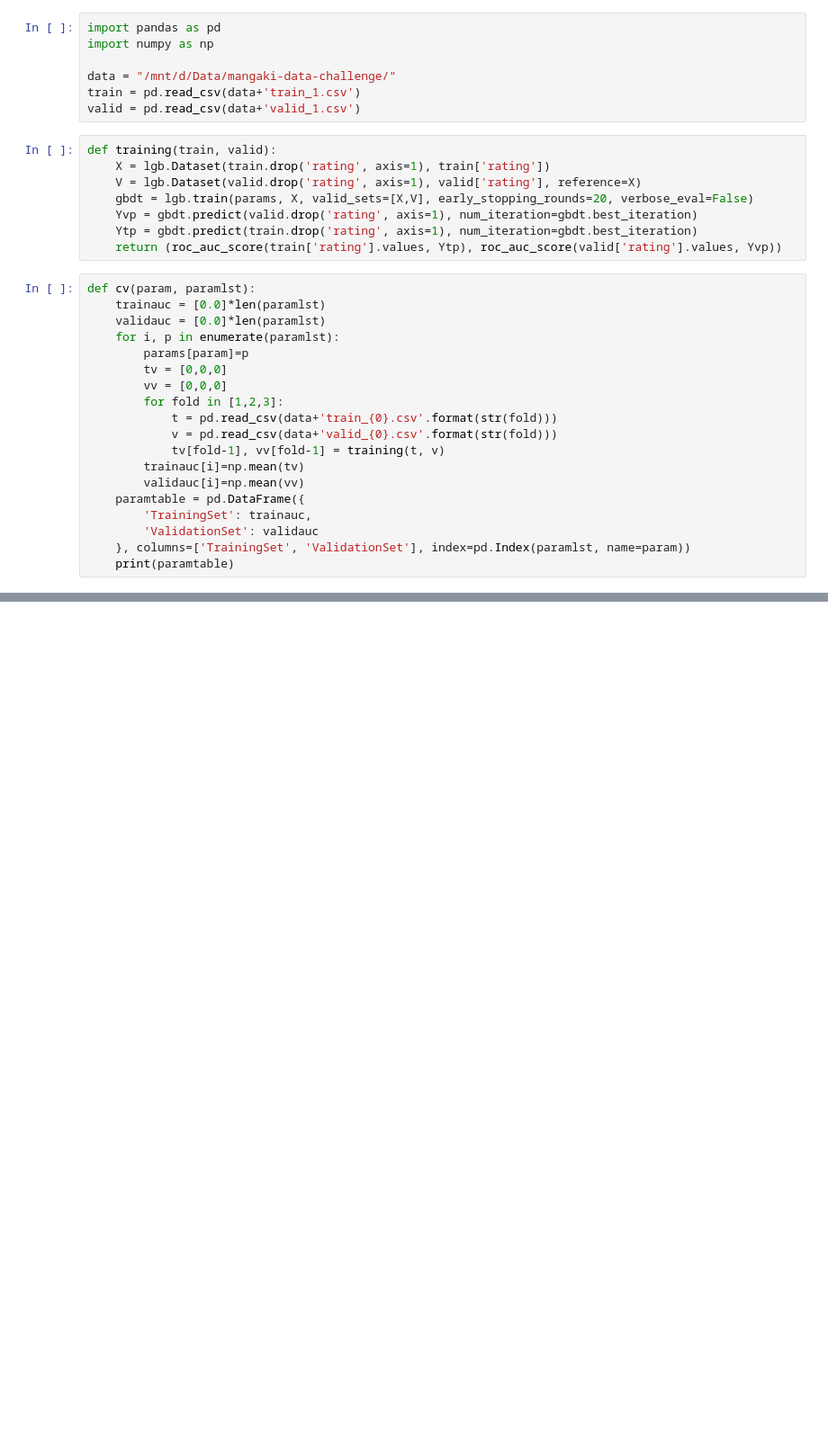
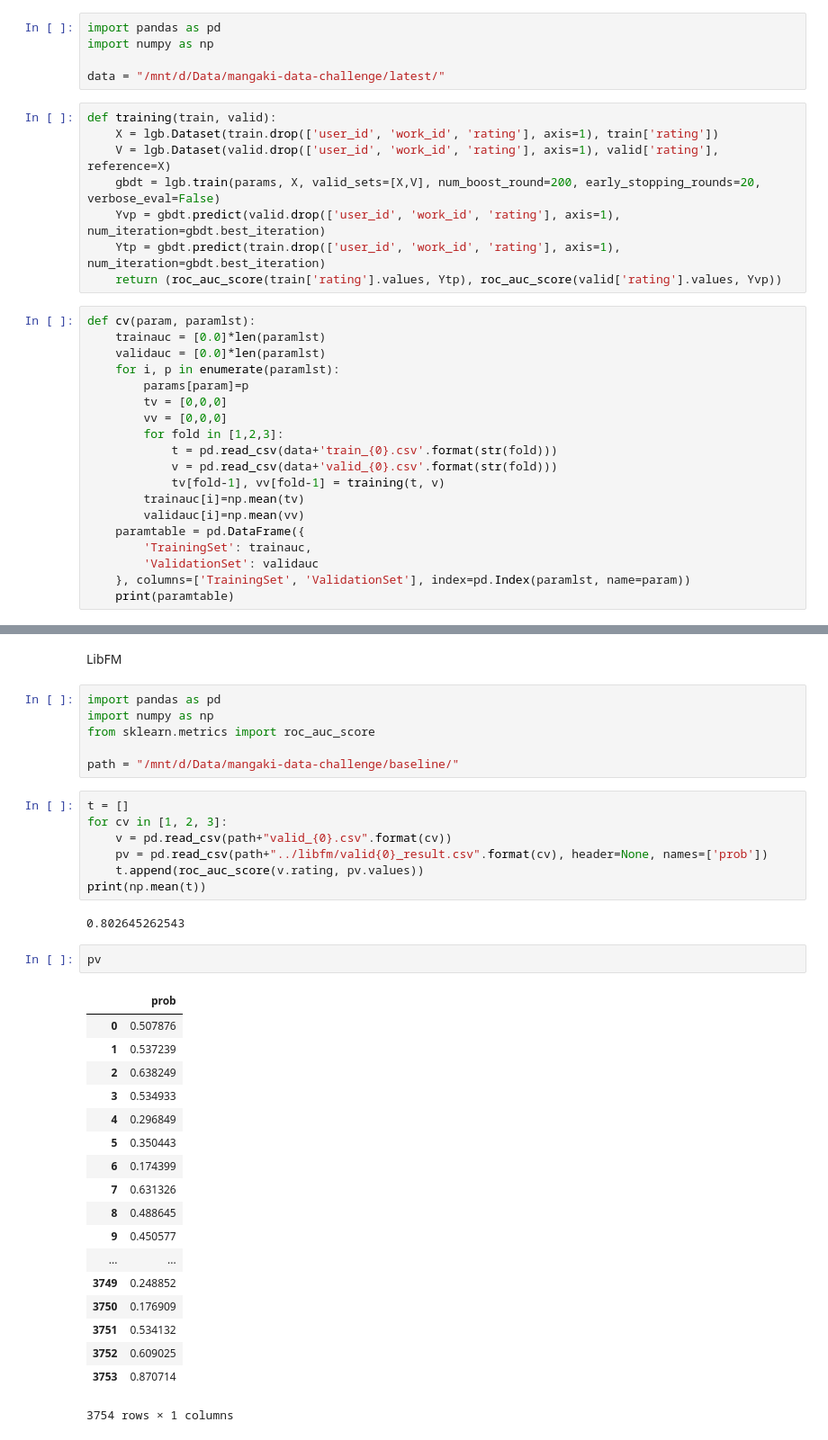
Before and after one commit to wattlebird/MangakiChallenge, a Jupyter notebook: CV.ipynb, the cells around one changed output, grey strips where cells are left out. Shown at 90% size. Drawn from its saved outputs; the diff is of its cells as text; blank space fills up the shorter version.

Commit message:
Updated models, introduced rm, libfm, add w2v, lda

```diff
--- a/CV.ipynb
+++ b/CV.ipynb
@@ -17,16 +33,14 @@ params = {
 import pandas as pd
 import numpy as np
 
-data = "/mnt/d/Data/mangaki-data-challenge/"
-train = pd.read_csv(data+'train_1.csv')
-valid = pd.read_csv(data+'valid_1.csv')
+data = "/mnt/d/Data/mangaki-data-challenge/latest/"
 # %%
 def training(train, valid):
-    X = lgb.Dataset(train.drop('rating', axis=1), train['rating'])
-    V = lgb.Dataset(valid.drop('rating', axis=1), valid['rating'], reference=X)
-    gbdt = lgb.train(params, X, valid_sets=[X,V], early_stopping_rounds=20, verbose_eval=False)
-    Yvp = gbdt.predict(valid.drop('rating', axis=1), num_iteration=gbdt.best_iteration)
-    Ytp = gbdt.predict(train.drop('rating', axis=1), num_iteration=gbdt.best_iteration)
+    X = lgb.Dataset(train.drop(['user_id', 'work_id', 'rating'], axis=1), train['rating'])
+    V = lgb.Dataset(valid.drop(['user_id', 'work_id', 'rating'], axis=1), valid['rating'], reference=X)
+    gbdt = lgb.train(params, X, valid_sets=[X,V], num_boost_round=200, early_stopping_rounds=20, verbose_eval=False)
+    Yvp = gbdt.predict(valid.drop(['user_id', 'work_id', 'rating'], axis=1), num_iteration=gbdt.best_iteration)
+    Ytp = gbdt.predict(train.drop(['user_id', 'work_id', 'rating'], axis=1), num_iteration=gbdt.best_iteration)
     return (roc_auc_score(train['rating'].values, Ytp), roc_auc_score(valid['rating'].values, Yvp))
 # %%
 def cv(param, paramlst):
@@ -62,0 +82,38 @@ min_gain_to_split
+# %% [markdown]
+LibFM
+# %%
+import pandas as pd
+import numpy as np
+from sklearn.metrics import roc_auc_score
+
+path = "/mnt/d/Data/mangaki-data-challenge/baseline/"
+# %%
+t = []
+for cv in [1, 2, 3]:
+    v = pd.read_csv(path+"valid_{0}.csv".format(cv))
+    pv = pd.read_csv(path+"../libfm/valid{0}_result.csv".format(cv), header=None, names=['prob'])
+    t.append(roc_auc_score(v.rating, pv.values))
+print(np.mean(t))
+# %% [output]
+0.802645262543
+# %%
+pv
+# %% [output]
+|  | prob |
+| 0 | 0.507876 |
+| 1 | 0.537239 |
+| 2 | 0.638249 |
+| 3 | 0.534933 |
+| 4 | 0.296849 |
+| 5 | 0.350443 |
+| 6 | 0.174399 |
+| 7 | 0.631326 |
+| 8 | 0.488645 |
+| 9 | 0.450577 |
+| ... | ... |
+| 3749 | 0.248852 |
+| 3750 | 0.176909 |
+| 3751 | 0.534132 |
+| 3752 | 0.609025 |
+| 3753 | 0.870714 |
+3754 rows × 1 columns
```
Also changed, not shown: parts of 6 cells of this notebook, 3 other files.
